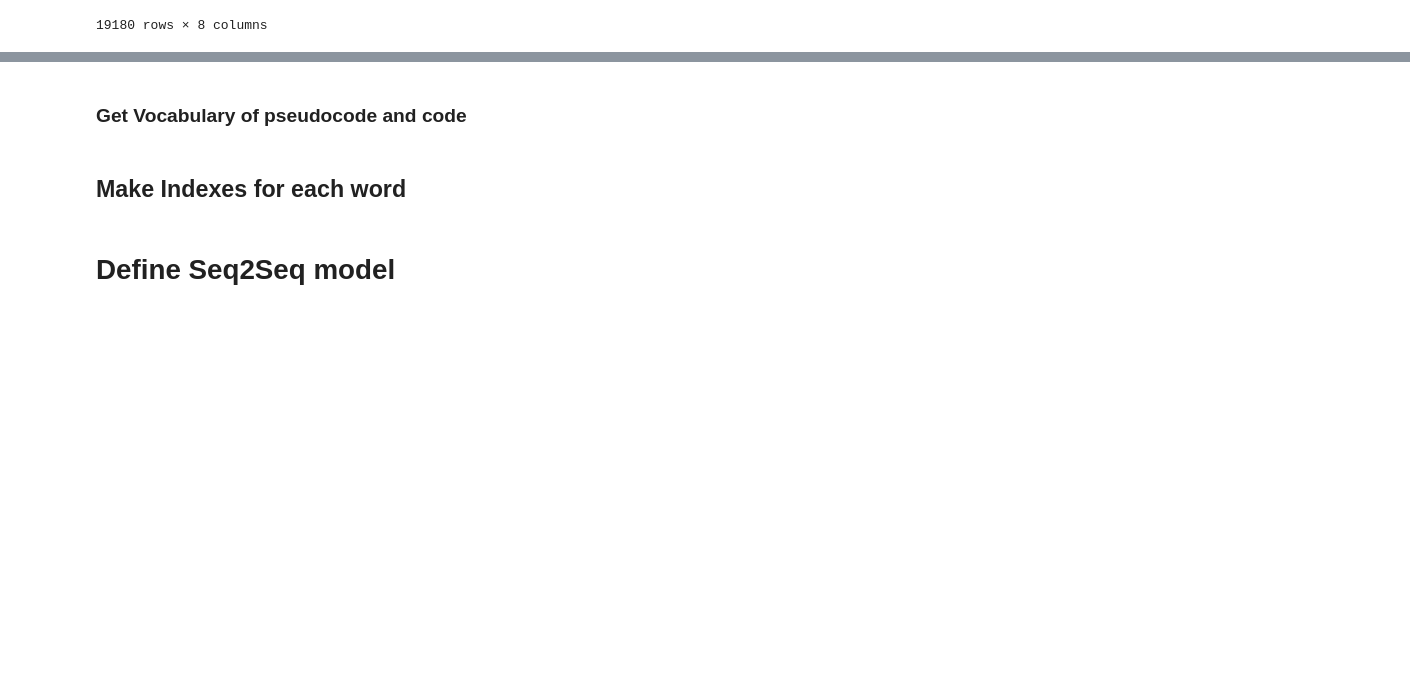
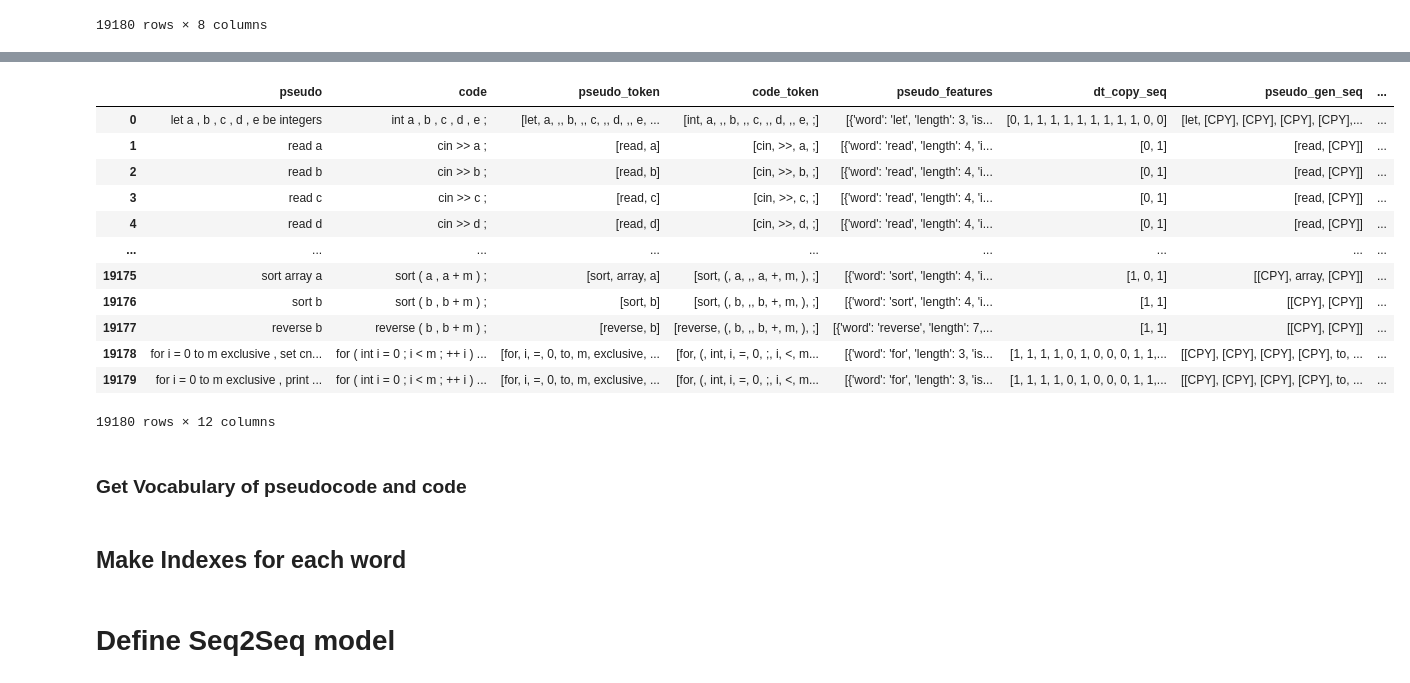
Before and after one commit to Pseudocode-to-Code/C3PO, a Jupyter notebook: copy_generation/combine/inference_eval.ipynb, the cells around one changed output, grey strips where cells are left out. Saved outputs shown, nothing was run; the diff lists cells and outputs as text; code cells hidden in the pictures; blank space fills up the shorter version.

Commit message:
Eval datasets with copy seq from Decision tree

```diff
--- a/copy_generation/combine/inference_eval.ipynb
+++ b/copy_generation/combine/inference_eval.ipynb
@@ -136,0 +218,22 @@ eval_df[['pseudo_gen_seq', 'code_gen_seq', 'code_gen_seq_aug']].to_pickle('../..
+# %%
+def create_gen_seq_from_tree_copy(row):
+    """
+    Returns binary sequence for pseudocode tokens based on
+    true code tokens
+
+    If the pseudocode token exists in the true code (can be
+    copied), then the sequence contains a 1 in that position
+    """
+    # code_token_set = set(row['code_token'])
+
+    generate_seq = []
+
+    for i, token in enumerate(row['pseudo_token']):
+        if row['dt_copy_seq'][i] == 1:
+            generate_seq.append('[CPY]')
+        else:
+            generate_seq.append(token)
+
+    # generate_seq.append('[END]')
+    assert len(generate_seq) == len(row['pseudo_token'])
+    return generate_seq
@@ -136,0 +256,2 @@ eval_df[['pseudo_gen_seq', 'code_gen_seq', 'code_gen_seq_aug']].to_pickle('../..
+# %%
+eval_dt_copy['pseudo_gen_seq'] = eval_dt_copy.apply(create_gen_seq_from_tree_copy, axis=1)
@@ -136,0 +274,23 @@ eval_df[['pseudo_gen_seq', 'code_gen_seq', 'code_gen_seq_aug']].to_pickle('../..
+# %%
+eval_dt_copy['truth_code_token'] = eval_dt_copy['code_token']
+eval_dt_copy['truth_code_gen_seq'] = eval_df['code_gen_seq']
+eval_dt_copy['truth_code_gen_seq_aug'] = eval_df['code_gen_seq_aug']
+eval_dt_copy['truth_copy_seq'] = eval_df['pseudo_copy_seq']
+# %%
+eval_dt_copy['truth_pseudo_gen_seq'] = eval_df['pseudo_gen_seq']
+# %%
+eval_dt_copy
+# %% [output]
+|  | pseudo | code | pseudo_token | code_token | pseudo_features | dt_copy_seq | pseudo_gen_seq | ... |
+| 0 | let a , b , c , d , e be integers | int a , b , c , d , e ; | [let, a, ,, b, ,, c, ,, d, ,, e, ... | [int, a, ,, b, ,, c, ,, d, ,, e, ;] | [{'word': 'let', 'length': 3, 'is... | [0, 1, 1, 1, 1, 1, 1, 1, 1, 1, 0, 0] | [let, [CPY], [CPY], [CPY], [CPY],... | ... |
+| 1 | read a | cin >> a ; | [read, a] | [cin, >>, a, ;] | [{'word': 'read', 'length': 4, 'i... | [0, 1] | [read, [CPY]] | ... |
+| 2 | read b | cin >> b ; | [read, b] | [cin, >>, b, ;] | [{'word': 'read', 'length': 4, 'i... | [0, 1] | [read, [CPY]] | ... |
+| 3 | read c | cin >> c ; | [read, c] | [cin, >>, c, ;] | [{'word': 'read', 'length': 4, 'i... | [0, 1] | [read, [CPY]] | ... |
+| 4 | read d | cin >> d ; | [read, d] | [cin, >>, d, ;] | [{'word': 'read', 'length': 4, 'i... | [0, 1] | [read, [CPY]] | ... |
+| ... | ... | ... | ... | ... | ... | ... | ... | ... |
+| 19175 | sort array a | sort ( a , a + m ) ; | [sort, array, a] | [sort, (, a, ,, a, +, m, ), ;] | [{'word': 'sort', 'length': 4, 'i... | [1, 0, 1] | [[CPY], array, [CPY]] | ... |
+| 19176 | sort b | sort ( b , b + m ) ; | [sort, b] | [sort, (, b, ,, b, +, m, ), ;] | [{'word': 'sort', 'length': 4, 'i... | [1, 1] | [[CPY], [CPY]] | ... |
+| 19177 | reverse b | reverse ( b , b + m ) ; | [reverse, b] | [reverse, (, b, ,, b, +, m, ), ;] | [{'word': 'reverse', 'length': 7,... | [1, 1] | [[CPY], [CPY]] | ... |
+| 19178 | for i = 0 to m exclusive , set cn... | for ( int i = 0 ; i < m ; ++ i ) ... | [for, i, =, 0, to, m, exclusive, ... | [for, (, int, i, =, 0, ;, i, <, m... | [{'word': 'for', 'length': 3, 'is... | [1, 1, 1, 1, 0, 1, 0, 0, 0, 1, 1,... | [[CPY], [CPY], [CPY], [CPY], to, ... | ... |
+| 19179 | for i = 0 to m exclusive , print ... | for ( int i = 0 ; i < m ; ++ i ) ... | [for, i, =, 0, to, m, exclusive, ... | [for, (, int, i, =, 0, ;, i, <, m... | [{'word': 'for', 'length': 3, 'is... | [1, 1, 1, 1, 0, 1, 0, 0, 0, 1, 1,... | [[CPY], [CPY], [CPY], [CPY], to, ... | ... |
+19180 rows × 12 columns
```
Also changed, not shown: parts of 12 cells of this notebook, 2 other files.
